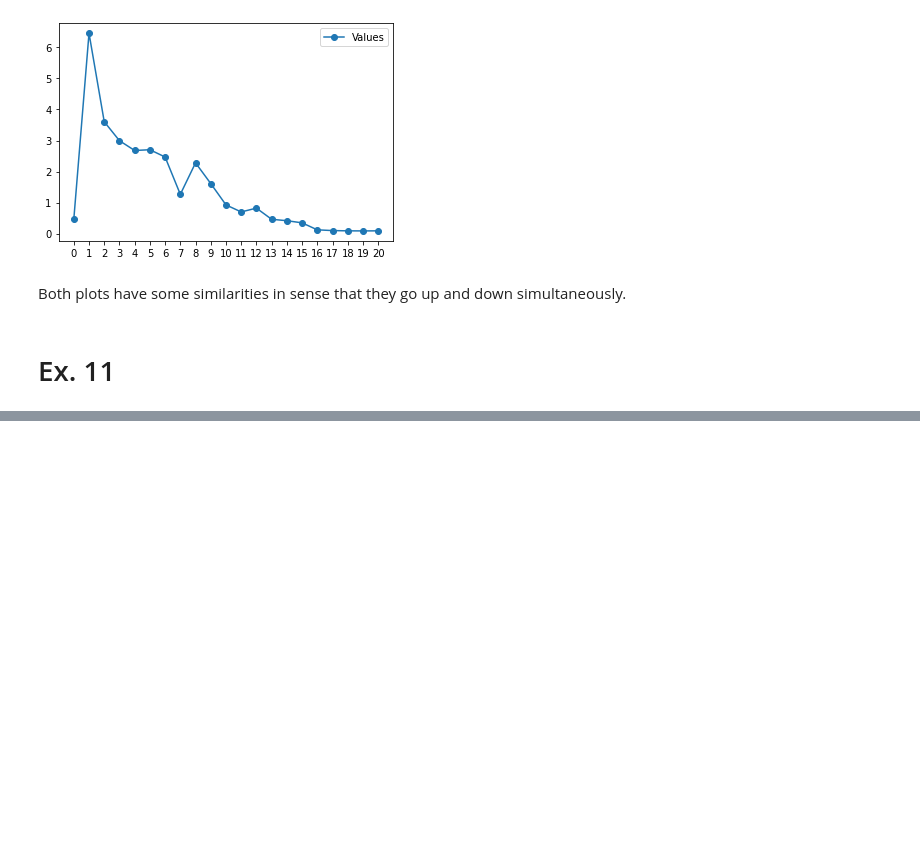
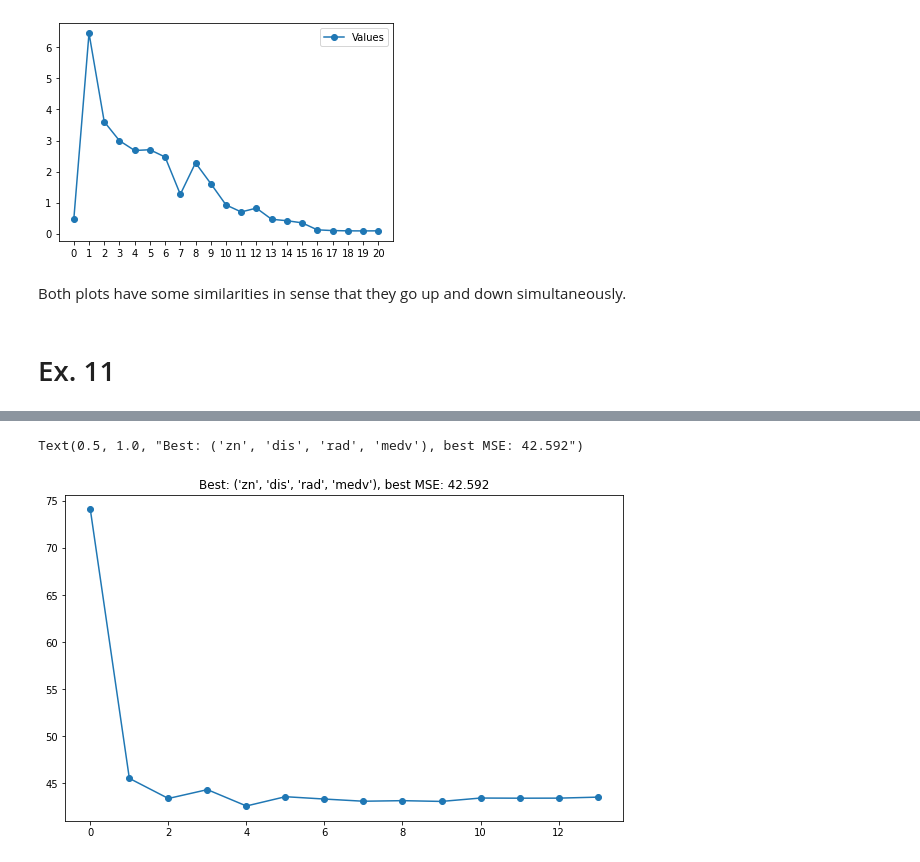
Before and after one commit to vivialprt/ISLR, a Jupyter notebook: Chapter6/Solution.ipynb, the cells around one changed output, grey strips where cells are left out. Drawn from its saved outputs; the diff is of its cells as text; code cells hidden in the pictures; blank space fills up the shorter version.

```diff
--- a/Chapter6/Solution.ipynb
+++ b/Chapter6/Solution.ipynb
@@ -625,3 +625,12 @@ plt.legend()
 Both plots have some similarities in sense that they go up and down simultaneously.
 # %% [markdown]
 # Ex. 11
+# %%
+dataset_file = '../datasets/Boston.csv'
+data = pd.read_csv(dataset_file)
+# %%
+X = data.drop(['crim'], axis=1)
+y = data.crim
+std_X = X / X.std()
+# %%
+bss_models = best_subset_selection(std_X, y)
@@ -627,0 +651,26 @@ Both plots have some similarities in sense that they go up and down simultaneous
+# %%
+cv = KFold(n_splits=10, shuffle=True, random_state=1)
+test_mse = pd.Series(index=pd.RangeIndex(data.shape[1]), dtype=np.float64)
+
+for k, names in bss_models.items():
+    k_mse = []
+    for train, test in cv.split(std_X):
+        if k == 0:
+            train_X = np.ones((len(train),))
+            test_X = np.ones((len(test),))
+        else:
+            train_X = sm.add_constant(std_X[list(names)]).iloc[train]
+            test_X = sm.add_constant(std_X[list(names)]).iloc[test]
+        model = sm.OLS(y.iloc[train], train_X).fit()
+        k_mse.append(mse(y.iloc[test], model.predict(test_X)))
+    test_mse[k] = np.mean(k_mse)
+
+best_bss = bss_models[test_mse.argmin()]
+best_bss_mse = test_mse.min().round(3)
+
+plt.figure(figsize=(10,6))
+plt.plot(test_mse.index, test_mse, 'o-')
+plt.title(f'Best: {best_bss}, best MSE: {best_bss_mse}')
+# %% [output]
+Text(0.5, 1.0, "Best: ('zn', 'dis', 'rad', 'medv'), best MSE: 42.592")
+[figure, added]
```
Also changed, not shown: parts of 12 cells of this notebook.
